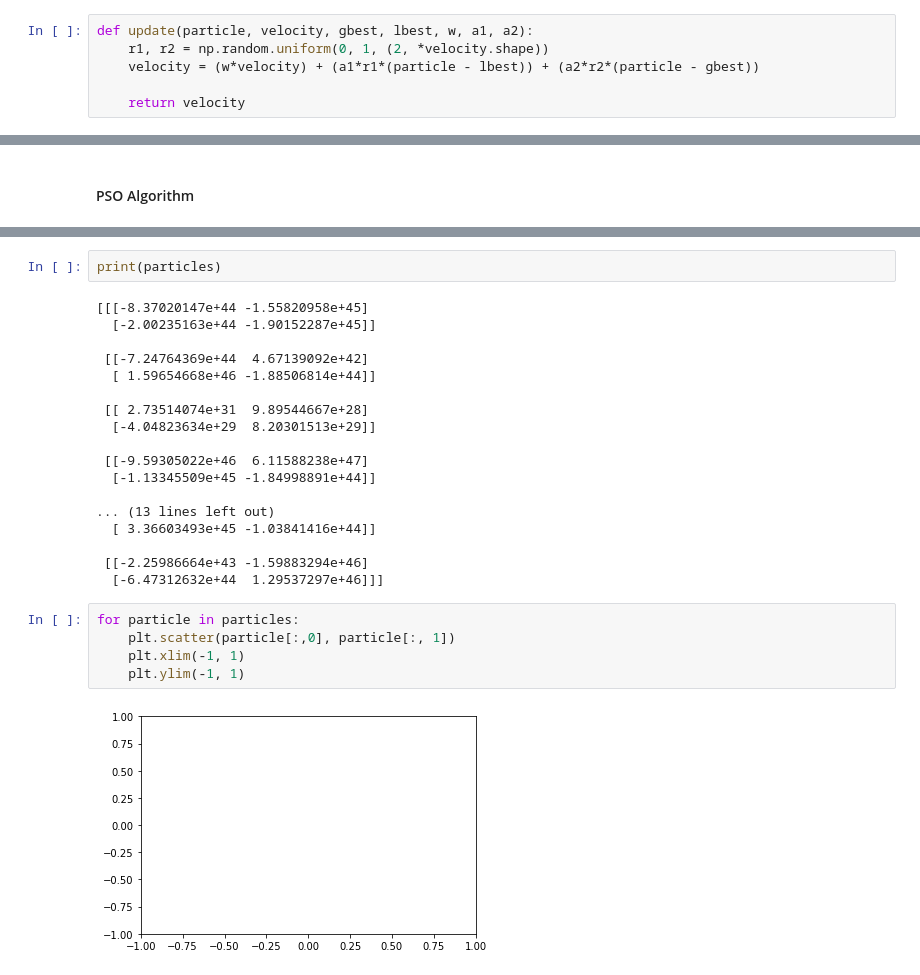
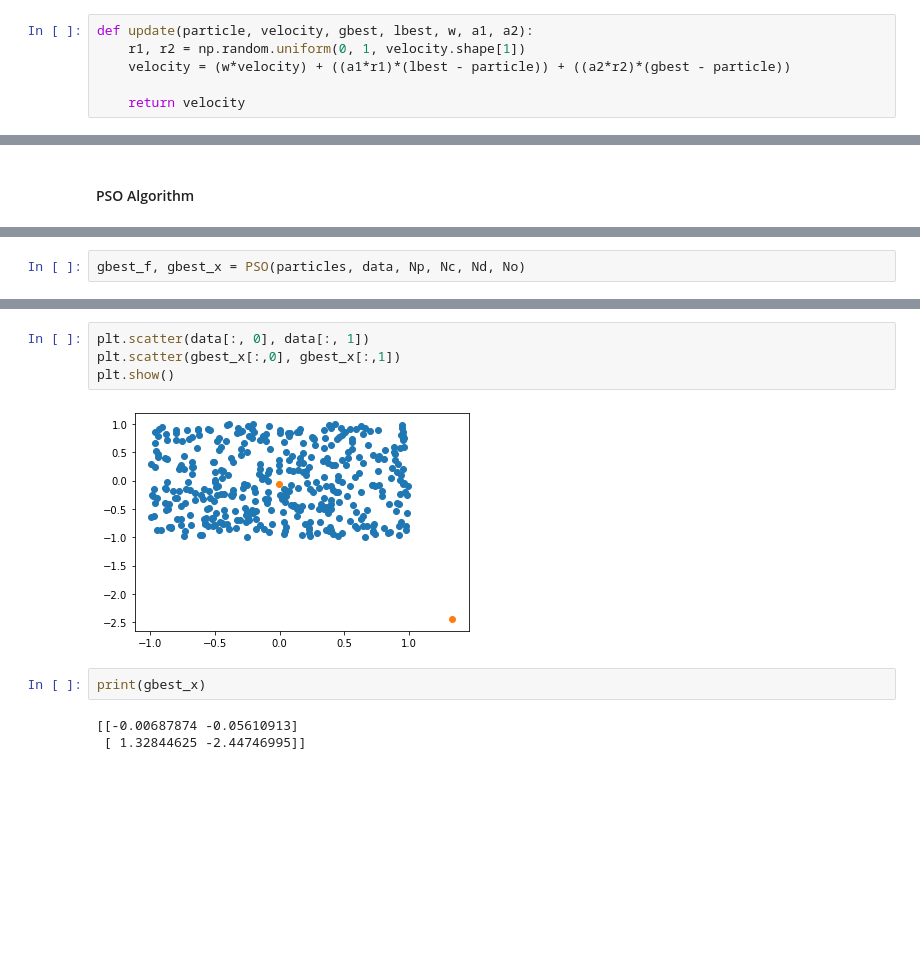
Before and after one commit to marlousnijman/natural_computing, a Jupyter notebook: Assignment 2/assignment2.ipynb, the cells around one changed output, grey strips where cells are left out. Cells and saved outputs as stored; diff of their text form; blank space fills up the shorter version.

```diff
--- a/Assignment 2/assignment2.ipynb
+++ b/Assignment 2/assignment2.ipynb
@@ -67,8 +67,8 @@ def fitness(D, C, Nc):
     return score / Nc
 # %%
 def update(particle, velocity, gbest, lbest, w, a1, a2):
-    r1, r2 = np.random.uniform(0, 1, (2, *velocity.shape))
-    velocity = (w*velocity) + (a1*r1*(particle - lbest)) + (a2*r2*(particle - gbest))
+    r1, r2 = np.random.uniform(0, 1, velocity.shape[1])
+    velocity = (w*velocity) + ((a1*r1)*(lbest - particle)) + ((a2*r2)*(gbest - particle))
 
     return velocity
 # %% [markdown]
@@ -159,0 +165,2 @@ for i in range(iterations):
+# %%
+gbest_f, gbest_x = PSO(particles, data, Np, Nc, Nd, No)
@@ -160,27 +216,11 @@ for i in range(iterations):
+# %%
+plt.scatter(data[:, 0], data[:, 1])
+plt.scatter(gbest_x[:,0], gbest_x[:,1])
+plt.show()
+# %% [output]
+[figure, added]
 # %%
-print(particles)
+print(gbest_x)
 # %% [output]
-[[[-8.37020147e+44 -1.55820958e+45]
-  [-2.00235163e+44 -1.90152287e+45]]
-
- [[-7.24764369e+44  4.67139092e+42]
-  [ 1.59654668e+46 -1.88506814e+44]]
-
- [[ 2.73514074e+31  9.89544667e+28]
-  [-4.04823634e+29  8.20301513e+29]]
-
- [[-9.59305022e+46  6.11588238e+47]
-  [-1.13345509e+45 -1.84998891e+44]]
-
-... (13 lines left out)
-  [ 3.36603493e+45 -1.03841416e+44]]
-
- [[-2.25986664e+43 -1.59883294e+46]
-  [-6.47312632e+44  1.29537297e+46]]]
+[[-0.00687874 -0.05610913]
+ [ 1.32844625 -2.44746995]]
-# %%
-for particle in particles:
-    plt.scatter(particle[:,0], particle[:, 1])
-    plt.xlim(-1, 1)
-    plt.ylim(-1, 1)
-# %% [output]
-[figure, removed]
```
Also changed, not shown: parts of 3 cells of this notebook.
